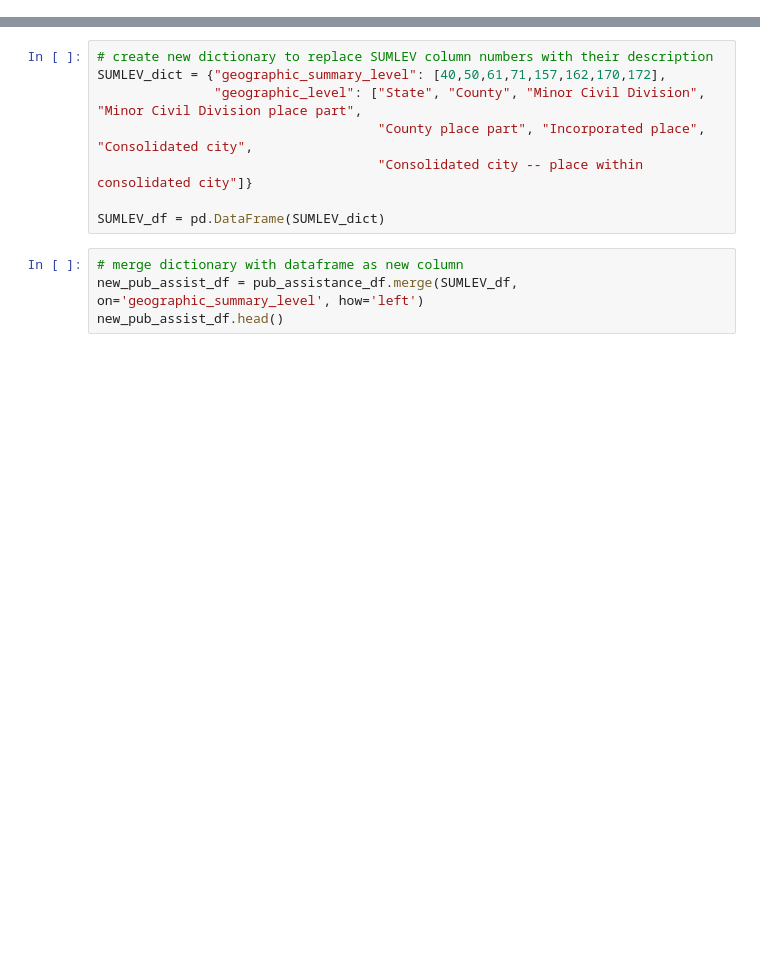
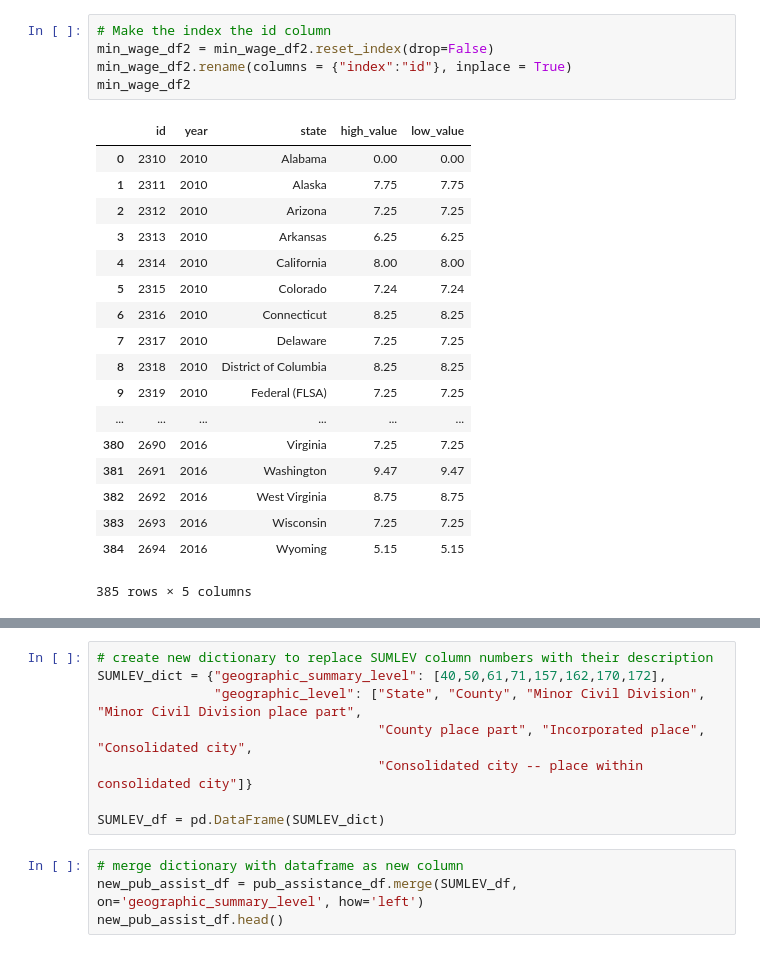
Before and after one commit to akhilliker/ETL_Project_HALA, a Jupyter notebook: ETL.ipynb, the cells around one changed output, grey strips where cells are left out. Cells and saved outputs as stored; diff of their text form; blank space fills up the shorter version.

```diff
--- a/ETL.ipynb
+++ b/ETL.ipynb
@@ -33,3 +75,27 @@ min_wage_df2.head()
+# %%
+# Make the index the id column
+min_wage_df2 = min_wage_df2.reset_index(drop=False)
+min_wage_df2.rename(columns = {"index":"id"}, inplace = True)
+min_wage_df2
+# %% [output]
+|  | id | year | state | high_value | low_value |
+| 0 | 2310 | 2010 | Alabama | 0.00 | 0.00 |
+| 1 | 2311 | 2010 | Alaska | 7.75 | 7.75 |
+| 2 | 2312 | 2010 | Arizona | 7.25 | 7.25 |
+| 3 | 2313 | 2010 | Arkansas | 6.25 | 6.25 |
+| 4 | 2314 | 2010 | California | 8.00 | 8.00 |
+| 5 | 2315 | 2010 | Colorado | 7.24 | 7.24 |
+| 6 | 2316 | 2010 | Connecticut | 8.25 | 8.25 |
+| 7 | 2317 | 2010 | Delaware | 7.25 | 7.25 |
+| 8 | 2318 | 2010 | District of Columbia | 8.25 | 8.25 |
+| 9 | 2319 | 2010 | Federal (FLSA) | 7.25 | 7.25 |
+| ... | ... | ... | ... | ... | ... |
+| 380 | 2690 | 2016 | Virginia | 7.25 | 7.25 |
+| 381 | 2691 | 2016 | Washington | 9.47 | 9.47 |
+| 382 | 2692 | 2016 | West Virginia | 8.75 | 8.75 |
+| 383 | 2693 | 2016 | Wisconsin | 7.25 | 7.25 |
+| 384 | 2694 | 2016 | Wyoming | 5.15 | 5.15 |
+385 rows × 5 columns
 # %%
 # pull second csv into dataframe
 pub_assistance_file = "Raw_Data/sub-est2016_all.csv"
```
Also changed, not shown: parts of 19 cells of this notebook.
